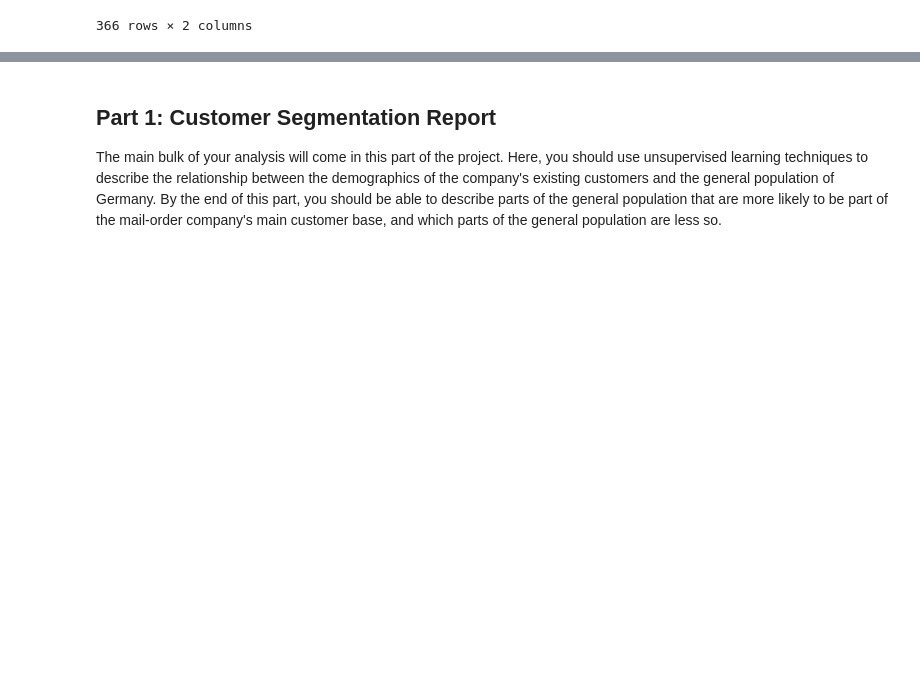
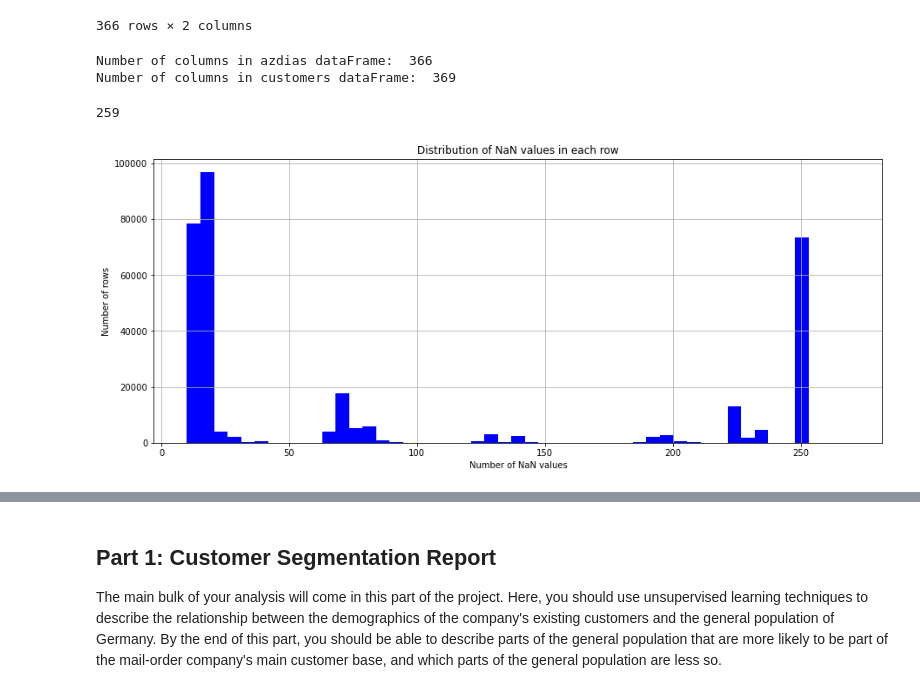
Before and after one commit to olghab/dataScienceCapstoneProject, a Jupyter notebook: Arvato Project Workbook.ipynb, the cells around one changed output, grey strips where cells are left out. Drawn from its saved outputs; the diff is of its cells as text; code cells hidden in the pictures; blank space fills up the shorter version.

Commit message:
feat: remove rows, add filling nan values
not tested - kernel constantly dead

```diff
--- a/Arvato Project Workbook.ipynb
+++ b/Arvato Project Workbook.ipynb
@@ -409,11 +430,24 @@ pd.DataFrame([col, len(azdias[col].unique())] for col in customers.columns).sort
+# %%
+# check now number of columns
+print('Number of columns in azdias dataFrame: ', len(azdias.columns))
+print('Number of columns in customers dataFrame: ', len(customers.columns))
+# %% [output]
+Number of columns in azdias dataFrame:  366
+Number of columns in customers dataFrame:  369
 # %%
 ## check rows:
-azdias_null_rows = azdias.isnull().sum(axis=1)
+azdias_nan_rows = azdias.isnull().sum(axis=1)
+# %%
+max(azdias_nan_rows)
+# %% [output]
+259
 # %%
 plt.figure(figsize=(15,6))
-plt.hist(azdias_null_rows, bins = np.linspace(min(azdias_null_rows) + 10,azdias_null_rows + 10), facecolor='b')
-plt.xlabel('% of Nan value')
-plt.ylabel('Number of columns')
-plt.title('Distribution of NaN values in each column')
+plt.hist(azdias_nan_rows, bins = np.linspace(min(azdias_nan_rows) + 10,max(azdias_nan_rows) + 10), facecolor='b')
+plt.xlabel('Number of NaN values')
+plt.ylabel('Number of rows')
+plt.title('Distribution of NaN values in each row')
 plt.grid(True)
 plt.show()
+# %% [output]
+[figure, added]
```
Also changed, not shown: parts of 20 cells of this notebook.
